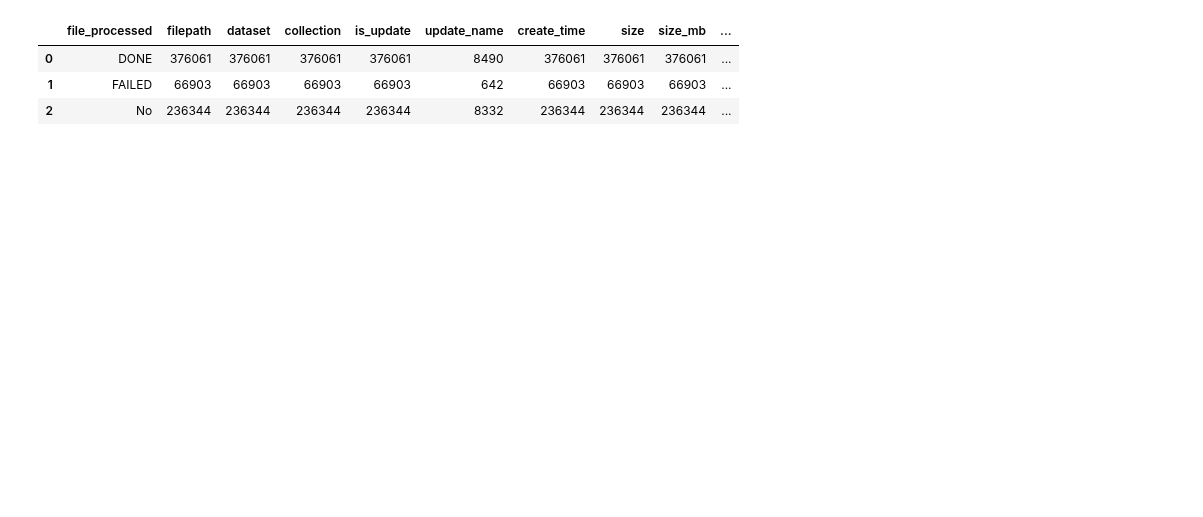
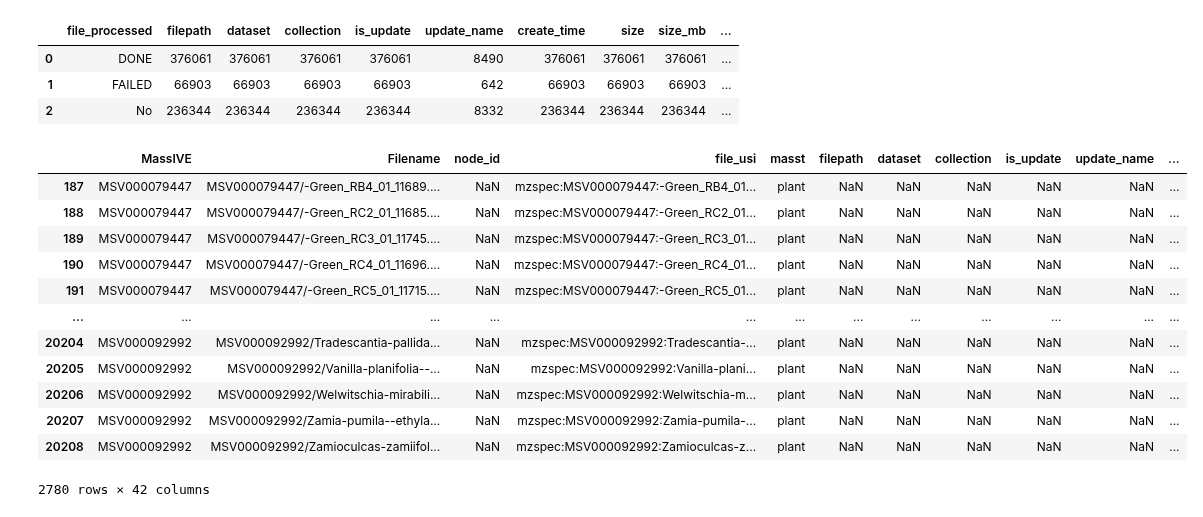
Before and after one commit to robinschmid/microbe_masst, a Jupyter notebook: code/masst_data_statistics.ipynb, the cells around one changed output. Cells and saved outputs as stored; diff of their text form; code cells hidden in the pictures; blank space fills up the shorter version.

```diff
--- a/code/masst_data_statistics.ipynb
+++ b/code/masst_data_statistics.ipynb
@@ -146,3 +161,21 @@ file_stats.groupby("file_processed").count().reset_index()
 | 0 | DONE | 376061 | 376061 | 376061 | 376061 | 8490 | 376061 | 376061 | 376061 | ... |
 | 1 | FAILED | 66903 | 66903 | 66903 | 66903 | 642 | 66903 | 66903 | 66903 | ... |
 | 2 | No | 236344 | 236344 | 236344 | 236344 | 8332 | 236344 | 236344 | 236344 | ... |
+# %%
+plant_masst_missing = all_masst[(all_masst["has_stats"]!=True) & (all_masst["masst"]=="plant")]
+plant_masst_missing.to_csv("../local_files/all_gnps_files/file_summary_plant_missing_stats.csv", index=False)
+plant_masst_missing
+# %% [output]
+|  | MassIVE | Filename | node_id | file_usi | masst | filepath | dataset | collection | is_update | update_name | ... |
+| 187 | MSV000079447 | MSV000079447/-Green_RB4_01_11689.... | NaN | mzspec:MSV000079447:-Green_RB4_01... | plant | NaN | NaN | NaN | NaN | NaN | ... |
+| 188 | MSV000079447 | MSV000079447/-Green_RC2_01_11685.... | NaN | mzspec:MSV000079447:-Green_RC2_01... | plant | NaN | NaN | NaN | NaN | NaN | ... |
+| 189 | MSV000079447 | MSV000079447/-Green_RC3_01_11745.... | NaN | mzspec:MSV000079447:-Green_RC3_01... | plant | NaN | NaN | NaN | NaN | NaN | ... |
+| 190 | MSV000079447 | MSV000079447/-Green_RC4_01_11696.... | NaN | mzspec:MSV000079447:-Green_RC4_01... | plant | NaN | NaN | NaN | NaN | NaN | ... |
+| 191 | MSV000079447 | MSV000079447/-Green_RC5_01_11715.... | NaN | mzspec:MSV000079447:-Green_RC5_01... | plant | NaN | NaN | NaN | NaN | NaN | ... |
+| ... | ... | ... | ... | ... | ... | ... | ... | ... | ... | ... | ... |
+| 20204 | MSV000092992 | MSV000092992/Tradescantia-pallida... | NaN | mzspec:MSV000092992:Tradescantia-... | plant | NaN | NaN | NaN | NaN | NaN | ... |
+| 20205 | MSV000092992 | MSV000092992/Vanilla-planifolia--... | NaN | mzspec:MSV000092992:Vanilla-plani... | plant | NaN | NaN | NaN | NaN | NaN | ... |
+| 20206 | MSV000092992 | MSV000092992/Welwitschia-mirabili... | NaN | mzspec:MSV000092992:Welwitschia-m... | plant | NaN | NaN | NaN | NaN | NaN | ... |
+| 20207 | MSV000092992 | MSV000092992/Zamia-pumila--ethyla... | NaN | mzspec:MSV000092992:Zamia-pumila-... | plant | NaN | NaN | NaN | NaN | NaN | ... |
+| 20208 | MSV000092992 | MSV000092992/Zamioculcas-zamiifol... | NaN | mzspec:MSV000092992:Zamioculcas-z... | plant | NaN | NaN | NaN | NaN | NaN | ... |
+2780 rows × 42 columns
```
Also changed, not shown: parts of 13 cells of this notebook, 4 other files.
